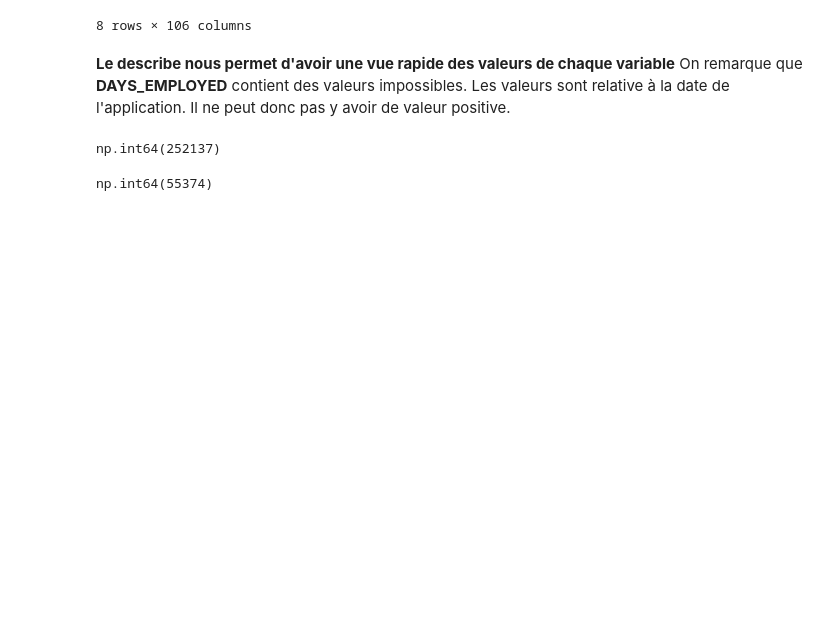
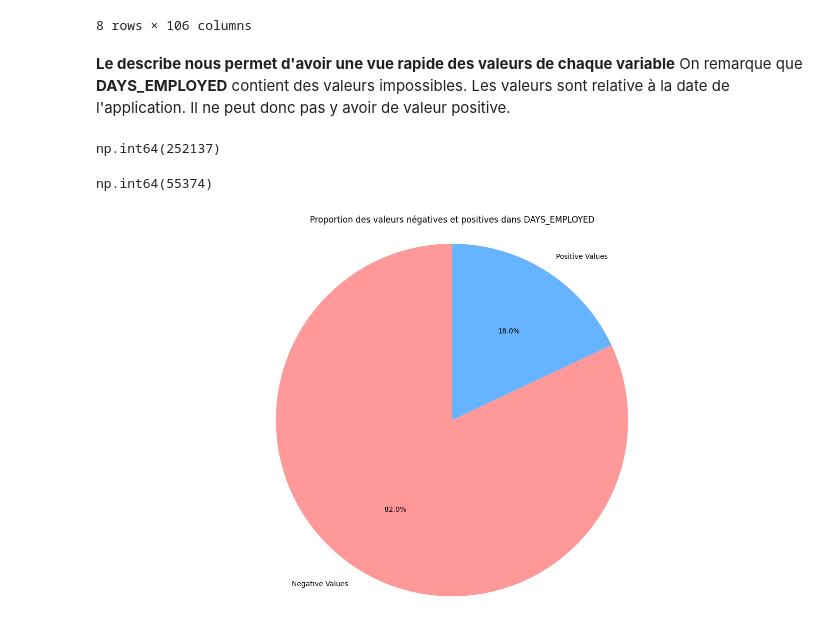
Before and after one commit to Belin27000/P4_ScoringModel, a Jupyter notebook: Lecerf_Yann_1_notebook_analyse_exploratoire_feature_enginering_092024.ipynb, the cells around one changed output. Saved outputs shown, nothing was run; the diff lists cells and outputs as text; code cells hidden in the pictures; blank space fills up the shorter version.

Commit message:
[FEAT] start data analysis

```diff
--- a/Lecerf_Yann_1_notebook_analyse_exploratoire_feature_enginering_092024.ipynb
+++ b/Lecerf_Yann_1_notebook_analyse_exploratoire_feature_enginering_092024.ipynb
@@ -204,10 +246,28 @@ app_train_missingNum.describe()
 </br>
 On remarque que <b>DAYS_EMPLOYED</b> contient des valeurs impossibles. Les valeurs sont relative à la date de l'application. Il ne peut donc pas y avoir de valeur positive.
 # %%
-app_train_missingNum[app_train_missingNum["DAYS_EMPLOYED"] <= 0]["DAYS_EMPLOYED"].value_counts().sum()
+negative_count=app_train_missingNum[app_train_missingNum["DAYS_EMPLOYED"] <= 0]["DAYS_EMPLOYED"].value_counts().sum()
+negative_count
 # %% [output]
 np.int64(252137)
 # %%
-app_train_missingNum[app_train_missingNum["DAYS_EMPLOYED"] > 0]["DAYS_EMPLOYED"].value_counts().sum()
+positive_count=app_train_missingNum[app_train_missingNum["DAYS_EMPLOYED"] > 0]["DAYS_EMPLOYED"].value_counts().sum()
+positive_count
 # %% [output]
 np.int64(55374)
+# %%
+labels = ['Negative Values','Positive Values']
+sizes = [negative_count,positive_count]
+
+colors =['#ff9999','#66b3ff']
+
+fig,ax=plt.subplots(figsize=(18,10))
+
+ax.pie(sizes,labels=labels, colors=colors,autopct='%1.1f%%', startangle=90)
+ax.axis('equal')
+
+plt.title('Proportion des valeurs négatives et positives dans DAYS_EMPLOYED')
+
+plt.show()
+# %% [output]
+[figure, added]
```
Also changed, not shown: parts of 10 cells of this notebook, 1 other file.
